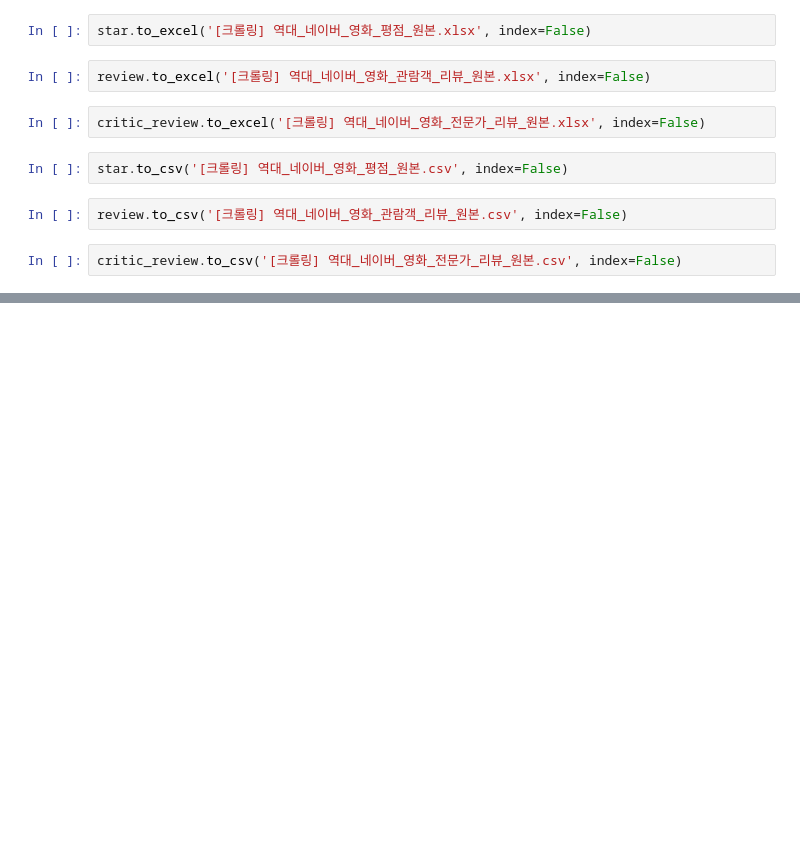
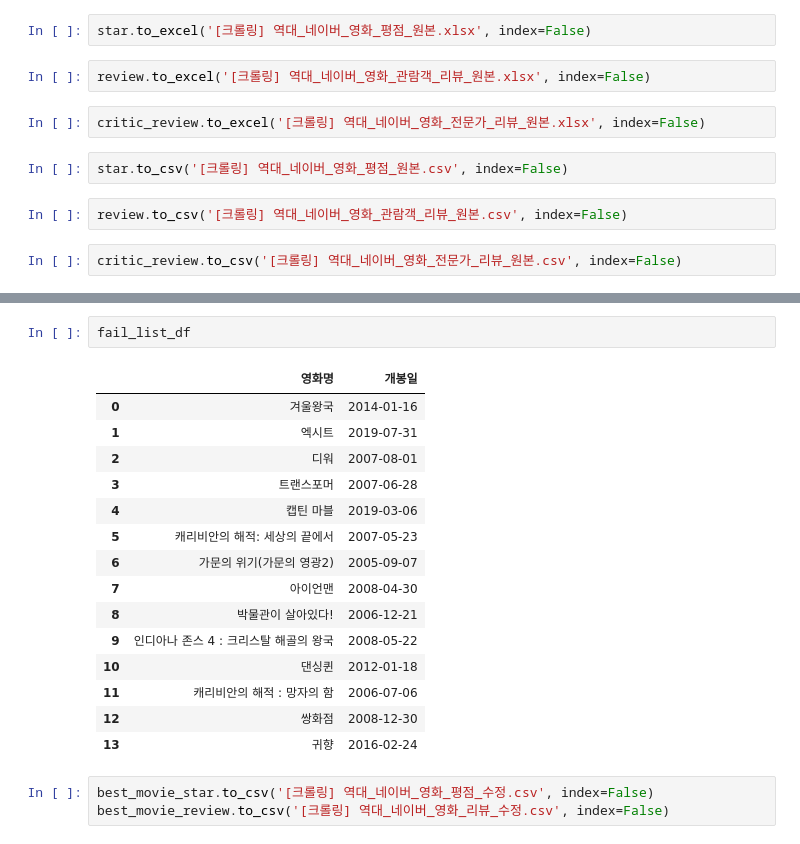
Before and after one commit to hyewon961117/hwstudy, a Jupyter notebook: City_Rock/네이버 영화 리뷰&평점.ipynb, the cells around one changed output, grey strips where cells are left out. Cells and saved outputs as stored; diff of their text form; blank space fills up the shorter version.

```diff
--- a/City_Rock/네이버 영화 리뷰&평점.ipynb
+++ b/City_Rock/네이버 영화 리뷰&평점.ipynb
@@ -460,0 +516,21 @@ best_movie
+# %%
+fail_list_df
+# %% [output]
+|  | 영화명 | 개봉일 |
+| 0 | 겨울왕국 | 2014-01-16 |
+| 1 | 엑시트 | 2019-07-31 |
+| 2 | 디워 | 2007-08-01 |
+| 3 | 트랜스포머 | 2007-06-28 |
+| 4 | 캡틴 마블 | 2019-03-06 |
+| 5 | 캐리비안의 해적: 세상의 끝에서 | 2007-05-23 |
+| 6 | 가문의 위기(가문의 영광2) | 2005-09-07 |
+| 7 | 아이언맨 | 2008-04-30 |
+| 8 | 박물관이 살아있다! | 2006-12-21 |
+| 9 | 인디아나 존스 4 : 크리스탈 해골의 왕국 | 2008-05-22 |
+| 10 | 댄싱퀸 | 2012-01-18 |
+| 11 | 캐리비안의 해적 : 망자의 함 | 2006-07-06 |
+| 12 | 쌍화점 | 2008-12-30 |
+| 13 | 귀향 | 2016-02-24 |
+# %%
+best_movie_star.to_csv('[크롤링] 역대_네이버_영화_평점_수정.csv', index=False)
+best_movie_review.to_csv('[크롤링] 역대_네이버_영화_리뷰_수정.csv', index=False)
```
Also changed, not shown: parts of 34 cells of this notebook.
